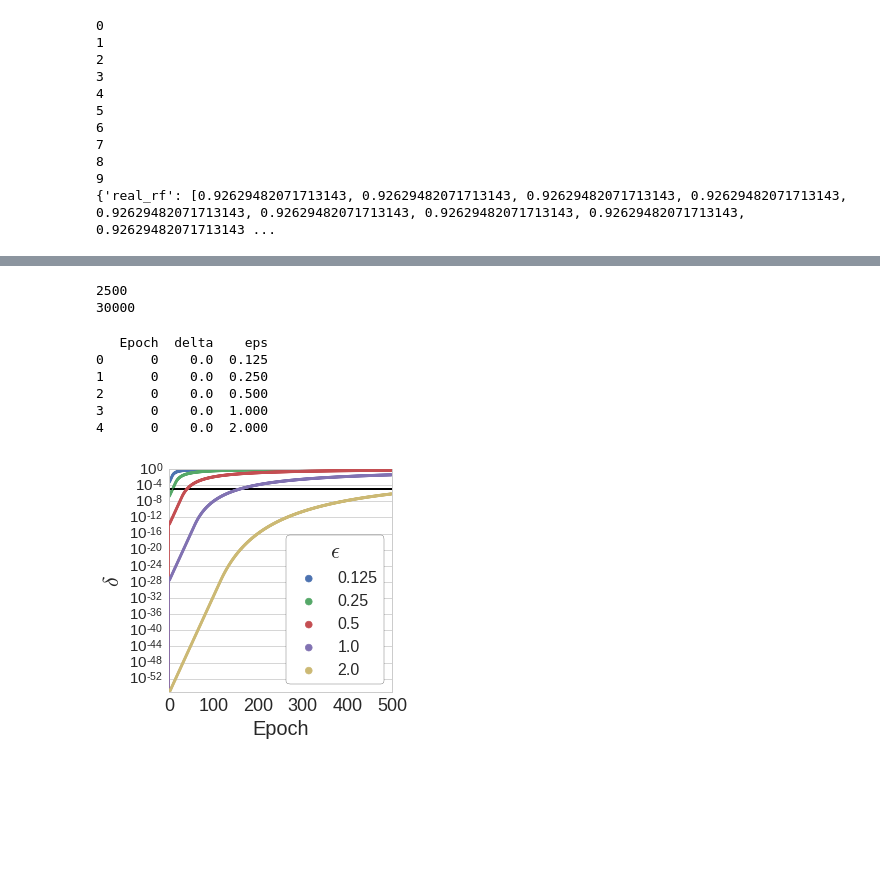
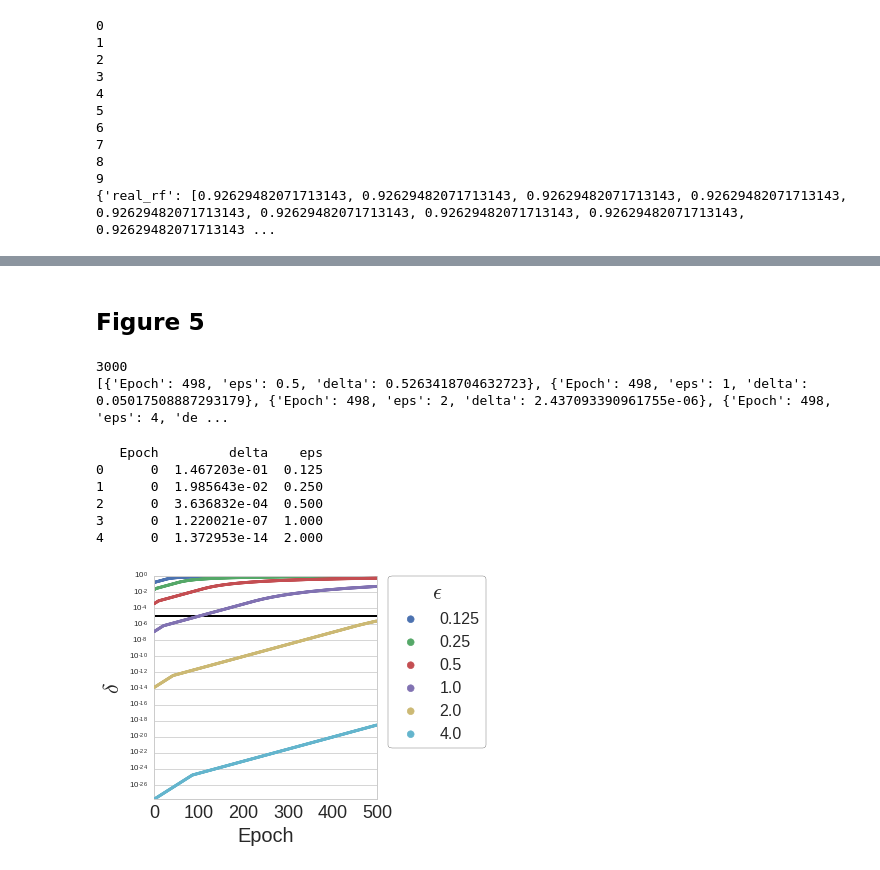
Before and after one commit to greenelab/SPRINT_gan, a Jupyter notebook: Analysis.ipynb, the cells around one changed output, grey strips where cells are left out. Cells and saved outputs as stored; diff of their text form; code cells hidden in the pictures; blank space fills up the shorter version.

```diff
--- a/Analysis.ipynb
+++ b/Analysis.ipynb
@@ -6,17 +6,13 @@ import seaborn as sns
 
 sns.set(context="poster", style='whitegrid', font='sans-serif')
 
-X_real = pkl.load(open('./data/X_processed.pkl', 'rb'))
-y_real = pkl.load(open('./data/y_processed.pkl', 'rb'))
+X_real = pkl.load(open('/data/SPRINT/X_processed.pkl', 'rb'))
+y_real = pkl.load(open('/data/SPRINT/y_processed.pkl', 'rb'))
 
 print(X_real.shape, y_real.shape)
 
-output_dir = './output/'
-public_dir = output_dir + 'acgan_500_0.0002_100'
-
-# private directory for multiple epoch testing - p7
-#private_dir = output_dir + 'p15_8.0_0.0001_500_0.002_100'
-private_dir = '/media/brett/Drive/SPRINT_gan_output/p1_8.0_0.0001_500_0.002_100'
+public_dir = '/data/SPRINT/nonprivate/'
+private_dir = '/data/SPRINT/private/'
 # %% [output]
 ((6502, 3, 12), (6502,))
 # %%
@@ -1134,51 +1147,46 @@ plt.show()
+# %% [markdown]
+## Figure 5
 # %%
 # privacy analysis
-hist = pkl.load(open(private_dir + '/acgan-history.pkl', 'rb'))
+hist = pkl.load(open('/data/SPRINT/privacy/priv_hist.p', 'rb'))
 
 hist_list = []
 batch = 0
 epoch = 1
 
-for p in hist['privacy']:
-    if batch == 0:
-        for ed in p:
-            if ed[0] < 4:
-                hist_list.append({'Epoch': 0, 'eps': ed[0], 'delta': 0})
-    elif batch % 60 == 0:
-        for ed in p:
-            if ed[0] < 4:
-                hist_list.append({'Epoch': epoch, 'eps': ed[0], 'delta': ed[1]})
-        epoch += 1
-    batch += 1
-print(len(hist_list))
-print(batch)
+for i in range(len(hist)):
+    epoch = hist[i]
+    for p in epoch:
+        if p[0] <= 4:
+            hist_list.append({'Epoch': i, 'eps': p[0], 'delta': p[1]})
 # %% [output]
-2500
-30000
+3000
+[{'Epoch': 498, 'eps': 0.5, 'delta': 0.5263418704632723}, {'Epoch': 498, 'eps': 1, 'delta': 0.05017508887293179}, {'Epoch': 498, 'eps': 2, 'delta': 2.437093390961755e-06}, {'Epoch': 498, 'eps': 4, 'de ...
 # %%
 hist_df = pd.DataFrame(hist_list)
 print(hist_df.head())
 
 plt.figure(figsize=(4, 4))
 ax = sns.pointplot(data=hist_df, x='Epoch', y='delta', hue='eps', scale=0.25)
 
 ax.set(yscale="log")
 ax.set_ylim([0, 1])
 ax.set_ylabel(r'$\delta$', fontsize=22)
 ax.set_xlabel('Epoch', fontsize=20)
-legend = ax.legend(loc='best', fontsize=16, markerscale=3, frameon=True, fancybox=True)
+legend = ax.legend(bbox_to_anchor=(1.05, 1), loc=2, borderaxespad=0.,
+                   fontsize=16, markerscale=3, frameon=True, fancybox=True)
 legend.set_title(r'$\epsilon$', prop={'size': 22})
 
 plt.xticks(np.arange(0, 500+1, 100))
 ax.set_xticklabels([0, 100, 200, 300, 400, 500], fontsize=18)
 
 plt.hlines(1*10**-5, 0, 500, label='Delta Max')
 plt.show()
 # %% [output]
-   Epoch  delta    eps
-0      0    0.0  0.125
-1      0    0.0  0.250
-2      0    0.0  0.500
-3      0    0.0  1.000
-4      0    0.0  2.000
+   Epoch         delta    eps
+0      0  1.467203e-01  0.125
+1      0  1.985643e-02  0.250
+2      0  3.636832e-04  0.500
+3      0  1.220021e-07  1.000
+4      0  1.372953e-14  2.000
-[figure, old version]
+[figure, new version]
```
Also changed, not shown: parts of 22 cells of this notebook, 4 other files.
